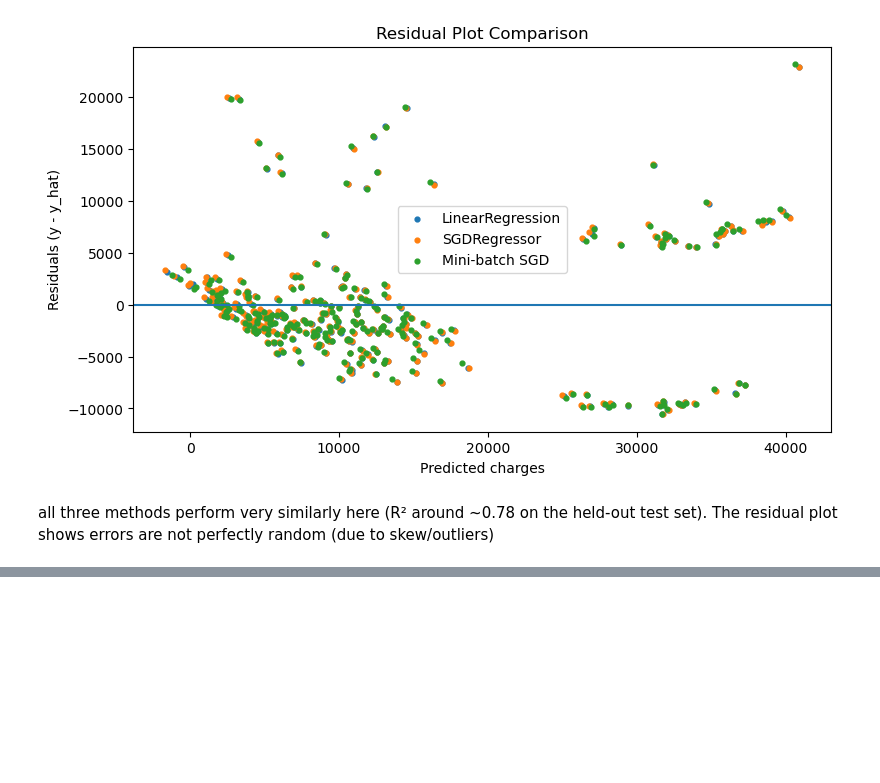
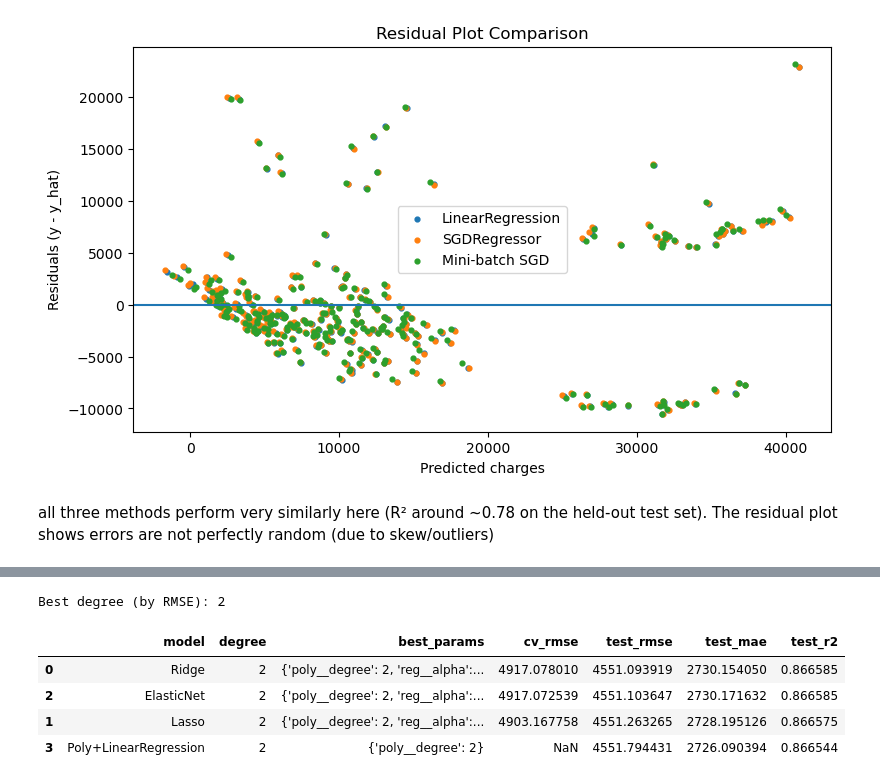
Before and after one commit to longhtt/Machine_Learning, a Jupyter notebook: EX/EX6/EX5_LinearRegression_EX6_added.ipynb, the cells around one changed output, grey strips where cells are left out. Cells and saved outputs as stored; diff of their text form; code cells hidden in the pictures; blank space fills up the shorter version.

```diff
--- a/Week_4/ex5/EX5_LinearRegression_filled_marked.ipynb
+++ b/EX/EX6/EX5_LinearRegression_EX6_added.ipynb
@@ -725,0 +752,79 @@ MSE=33534411.05,        RMSE=5790.89,   MAE=4153.85,    R2=0.784
+# %%
+# Pick the best polynomial degree from the quick test above
+best_degree = int(poly_df.iloc[0]['degree'])
+print('Best degree (by RMSE):', best_degree)
+# %% [output]
+Best degree (by RMSE): 2
+# %%
+# 2) Regularization on top of PolynomialFeatures: Ridge, Lasso, ElasticNet
+# We'll tune alpha (and l1_ratio for ElasticNet) using CV on the training set.
+
+param_grid_common = {
+    'poly__degree': [best_degree],
+    'reg__alpha': [0.001, 0.01, 0.1, 1.0, 10.0, 100.0]
+}
+
+models = {
+    'Ridge': Ridge(random_state=42),
+    'Lasso': Lasso(max_iter=20000, random_state=42),
+    'ElasticNet': ElasticNet(max_iter=20000, random_state=42)
+}
+
+results = []
+
+for name, reg in models.items():
+    pipe = Pipeline(steps=[
+        ('poly', PolynomialFeatures(include_bias=False)),
+        ('scaler', StandardScaler()),
+        ('reg', reg)
+    ])
+
+    grid = dict(param_grid_common)
+    if name == 'ElasticNet':
+        grid['reg__l1_ratio'] = [0.1, 0.3, 0.5, 0.7, 0.9]
+
+    search = GridSearchCV(pipe, grid, cv=5, scoring='neg_root_mean_squared_error', n_jobs=-1)
+    search.fit(X_train, y_train)
+
+    best_model = search.best_estimator_
+    preds = best_model.predict(X_test)
+    rmse, mae, r2 = eval_regression(y_test, preds)
+
+    row = {
+        'model': name,
+        'degree': best_degree,
+        'best_params': search.best_params_,
+        'cv_rmse': -search.best_score_,
+        'test_rmse': rmse,
+        'test_mae': mae,
+        'test_r2': r2,
+    }
+    results.append(row)
+
+# Also include the best non-regularized polynomial model for comparison
+best_poly = Pipeline(steps=[
+    ('poly', PolynomialFeatures(degree=best_degree, include_bias=False)),
+    ('scaler', StandardScaler()),
+    ('reg', LinearRegression())
+])
+best_poly.fit(X_train, y_train)
+poly_preds = best_poly.predict(X_test)
+rmse, mae, r2 = eval_regression(y_test, poly_preds)
+results.append({
+    'model': 'Poly+LinearRegression',
+    'degree': best_degree,
+    'best_params': {'poly__degree': best_degree},
+    'cv_rmse': np.nan,
+    'test_rmse': rmse,
+    'test_mae': mae,
+    'test_r2': r2,
+})
+
+results_df = pd.DataFrame(results).sort_values('test_rmse')
+results_df
+# %% [output]
+|  | model | degree | best_params | cv_rmse | test_rmse | test_mae | test_r2 |
+| 0 | Ridge | 2 | {'poly__degree': 2, 'reg__alpha':... | 4917.078010 | 4551.093919 | 2730.154050 | 0.866585 |
+| 2 | ElasticNet | 2 | {'poly__degree': 2, 'reg__alpha':... | 4917.072539 | 4551.103647 | 2730.171632 | 0.866585 |
+| 1 | Lasso | 2 | {'poly__degree': 2, 'reg__alpha':... | 4903.167758 | 4551.263265 | 2728.195126 | 0.866575 |
+| 3 | Poly+LinearRegression | 2 | {'poly__degree': 2} | NaN | 4551.794431 | 2726.090394 | 0.866544 |
```
Also changed, not shown: parts of 9 cells of this notebook, 24 other files.
